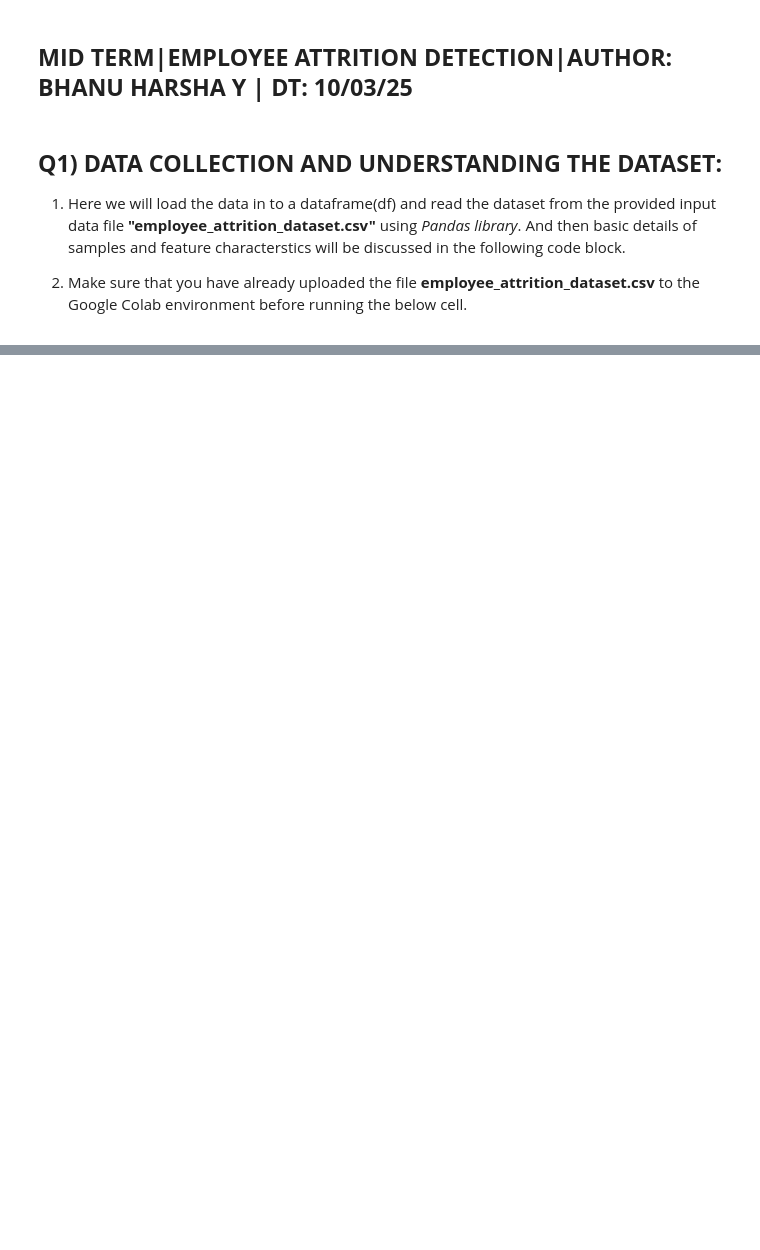
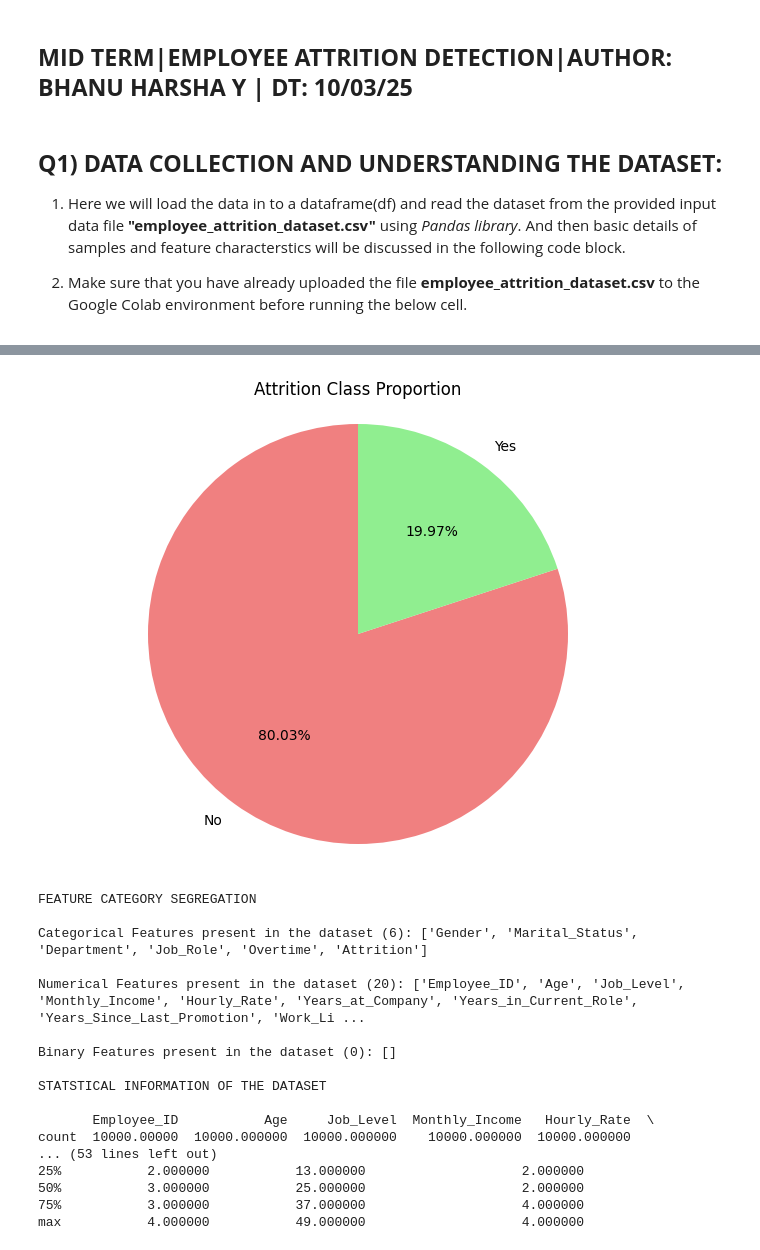
Before and after one commit to BhanuHarshaY/Employee-Attrition-Predection, a Jupyter notebook: MID_TERM.ipynb, the cells around one changed output, grey strips where cells are left out. Cells and saved outputs as stored; diff of their text form; code cells hidden in the pictures; blank space fills up the shorter version.

Commit message:
DATA COLLECTION AND UNDERSTANDING THE DATASET was done along with analysis.

```diff
--- a/MID_TERM.ipynb
+++ b/MID_TERM.ipynb
@@ -60,12 +60,61 @@ print(f"\nDataset is LABELED with target class being  ATTRITION.")
 print("\nDATA TYPE OF EACH FEATURE PRESENT IN THE DATASET:")
 print(df.dtypes)
 
+
+
 # Class distribution
-class_distribution = df['Attrition'].value_counts()
-class_percentage = df['Attrition'].value_counts(normalize=True) * 100
-print(f"\nATTRITION CLASS DISTRIBUTION")
-print(f"Majority Class (No Attrition - Stays in the company): {class_distribution['No']} samples ({class_percentage['No']:.2f}%)")
-print(f"Minority Class (Yes Attrition - Leaves the company): {class_distribution['Yes']} samples ({class_percentage['Yes']:.2f}%)")
+print(f"\nATTRITION CLASS DISTRIBUTION: ")
+classDistribution = df['Attrition'].value_counts()
+classPercentage = df['Attrition'].value_counts(normalize=True) * 100
+classRatio = classDistribution['Yes'] / classDistribution['No']
+print(f"\nNO Attrition: {classDistribution['No']:,} samples ({classPercentage['No']:.2f}%)")
+print(f"\nYES Attrition: {classDistribution['Yes']:,} samples ({classPercentage['Yes']:.2f}%)")
+print(f"\nClass Imbalance Ratio (Minority class/Majority class): {classRatio:.3f}")
+#minority/majority class detection
+if classRatio < 0.8:
+    majorityClass = 0
+    minorityClass = 1
+    print("YES attrition is the minority class and NO attrition is the majority class.")
+elif classRatio > 1.25:
+    majorityClass = 1
+    minorityClass = 0
+    print("NO attrition is the minority and YES attrition is the majority class.")
+else:
+    print("Both classes are equally balanced")
+
+#class distribution visualisation
+# Plot pie chart
+labels = list(classDistribution.index)
+sizes = list(classDistribution.values)
+colors = ['lightcoral', 'lightgreen']
+plt.figure(figsize=(8, 6))
+plt.pie(sizes,  labels=labels, colors=colors, autopct='%1.2f%%', startangle=90)
+plt.title('Attrition Class Proportion')
+plt.axis('equal')
+plt.show()
+
+#Feature segregation
+print("\nFEATURE CATEGORY SEGREGATION")
+categoricalFeatures = []
+numericalFeatures = []
+binaryFeatures = []
+
+for col in df.columns:
+    if df[col].dtype == 'object':
+        categoricalFeatures.append(col)
+    else:
+        if df[col].nunique() == 2:
+            binaryFeatures.append(col)
+        else:
+            numericalFeatures.append(col)
+
+print(f"\nCategorical Features present in the dataset ({len(categoricalFeatures)}): {categoricalFeatures}")
+print(f"\nNumerical Features present in the dataset ({len(numericalFeatures)}): {numericalFeatures}")
+print(f"\nBinary Features present in the dataset ({len(binaryFeatures)}): {binaryFeatures}")
+
+#Stats of the dataset
+print("\nSTATSTICAL INFORMATION OF THE DATASET")
+print(f"\n{df.describe()}")
 # %% [output]
 Loading the dataset into a DF.
 
@@ -86,0 +136,18 @@ Minority Class (Yes Attrition - Leaves the company): 1997 samples (19.97%)
+[figure, added]
+FEATURE CATEGORY SEGREGATION
+
+Categorical Features present in the dataset (6): ['Gender', 'Marital_Status', 'Department', 'Job_Role', 'Overtime', 'Attrition']
+
+Numerical Features present in the dataset (20): ['Employee_ID', 'Age', 'Job_Level', 'Monthly_Income', 'Hourly_Rate', 'Years_at_Company', 'Years_in_Current_Role', 'Years_Since_Last_Promotion', 'Work_Li ...
+
+Binary Features present in the dataset (0): []
+
+STATSTICAL INFORMATION OF THE DATASET
+
+       Employee_ID           Age     Job_Level  Monthly_Income   Hourly_Rate  \
+count  10000.00000  10000.000000  10000.000000    10000.000000  10000.000000
+... (53 lines left out)
+25%           2.000000           13.000000                    2.000000
+50%           3.000000           25.000000                    2.000000
+75%           3.000000           37.000000                    4.000000
+max           4.000000           49.000000                    4.000000
```
Also changed, not shown: parts of 3 cells of this notebook.
